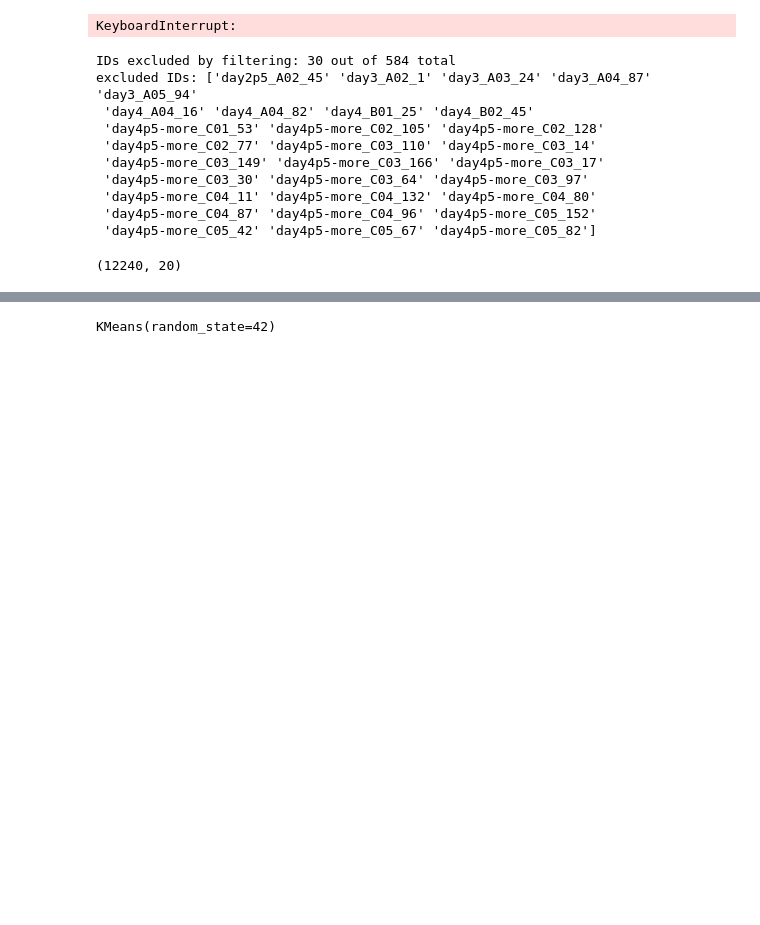
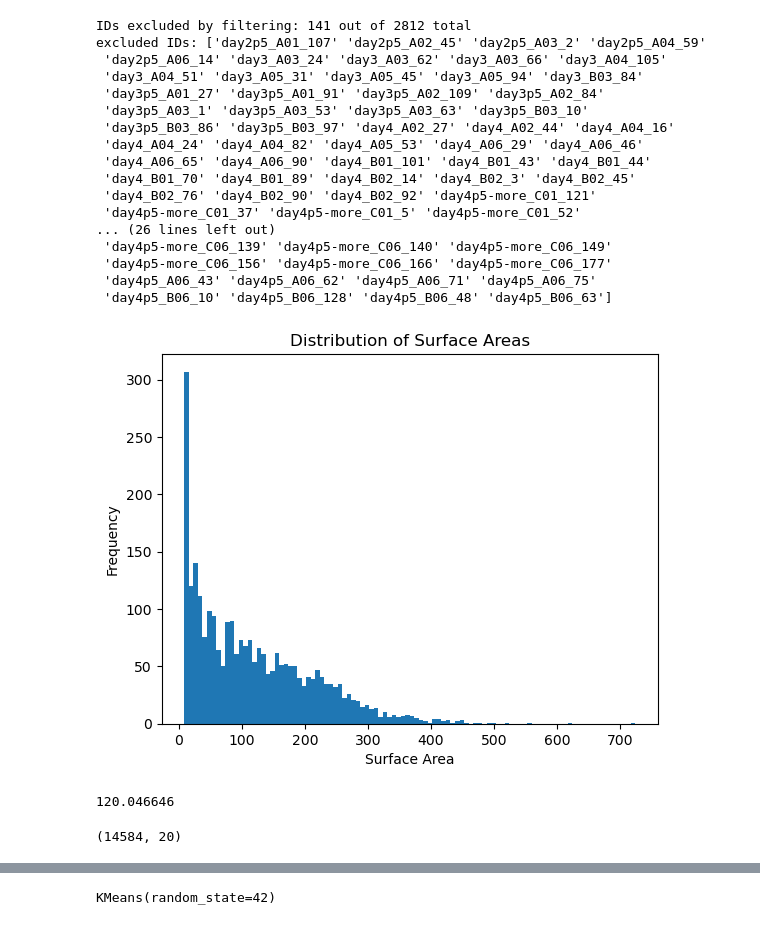
Before and after one commit to Irene-Li/SphericalHarmonics, a Jupyter notebook: bag_of_features.ipynb, the cells around one changed output, grey strips where cells are left out. Saved outputs shown, nothing was run; the diff lists cells and outputs as text; code cells hidden in the pictures; blank space fills up the shorter version.

```diff
--- a/bag_of_features.ipynb
+++ b/bag_of_features.ipynb
@@ -66,6 +73,7 @@ times = []
 fracs = []
 ids = []
 complexities = []
+areas = []
 
 for timepoint in timepoints:
     zarr_name = zarr_names[timepoint]
@@ -77,14 +85,13 @@ for timepoint in timepoints:
         for label in tqdm(labels):
             save_path = f"{file_path}/fm_data/{label}"
             if os.path.exists(save_path + '_coeffs.npz'):
-                hks, frac, c = load(save_path, ts=ts)
+                hks, frac, c, area = load(save_path)
                 hkss.append(hks)
                 times.append(timepoint[3:])
                 fracs.append(frac)
                 ids.append(f"{timepoint}_{well_name}_{label}")
                 complexities.append(c)
+                areas.append(area)
-# %% [output]
-KeyboardInterrupt:
 # %%
 threshold = np.percentile(fracs, 95)
 recon_mask = np.array(fracs) < threshold
@@ -106,17 +113,36 @@ filtered_complexities = np.array(complexities)[recon_mask]
 filtered_hkss = [hkss[i] for i in recon_indices]
 filtered_times = np.array(times)[recon_mask]
 filtered_ids = np.array(ids)[recon_mask]
+filtered_areas = np.array(areas)[recon_mask]
 # %% [output]
-IDs excluded by filtering: 30 out of 584 total
-excluded IDs: ['day2p5_A02_45' 'day3_A02_1' 'day3_A03_24' 'day3_A04_87' 'day3_A05_94'
- 'day4_A04_16' 'day4_A04_82' 'day4_B01_25' 'day4_B02_45'
- 'day4p5-more_C01_53' 'day4p5-more_C02_105' 'day4p5-more_C02_128'
- 'day4p5-more_C02_77' 'day4p5-more_C03_110' 'day4p5-more_C03_14'
- 'day4p5-more_C03_149' 'day4p5-more_C03_166' 'day4p5-more_C03_17'
- 'day4p5-more_C03_30' 'day4p5-more_C03_64' 'day4p5-more_C03_97'
- 'day4p5-more_C04_11' 'day4p5-more_C04_132' 'day4p5-more_C04_80'
- 'day4p5-more_C04_87' 'day4p5-more_C04_96' 'day4p5-more_C05_152'
- 'day4p5-more_C05_42' 'day4p5-more_C05_67' 'day4p5-more_C05_82']
+IDs excluded by filtering: 141 out of 2812 total
+excluded IDs: ['day2p5_A01_107' 'day2p5_A02_45' 'day2p5_A03_2' 'day2p5_A04_59'
+ 'day2p5_A06_14' 'day3_A03_24' 'day3_A03_62' 'day3_A03_66' 'day3_A04_105'
+ 'day3_A04_51' 'day3_A05_31' 'day3_A05_45' 'day3_A05_94' 'day3_B03_84'
+ 'day3p5_A01_27' 'day3p5_A01_91' 'day3p5_A02_109' 'day3p5_A02_84'
+ 'day3p5_A03_1' 'day3p5_A03_53' 'day3p5_A03_63' 'day3p5_B03_10'
+ 'day3p5_B03_86' 'day3p5_B03_97' 'day4_A02_27' 'day4_A02_44' 'day4_A04_16'
+ 'day4_A04_24' 'day4_A04_82' 'day4_A05_53' 'day4_A06_29' 'day4_A06_46'
+ 'day4_A06_65' 'day4_A06_90' 'day4_B01_101' 'day4_B01_43' 'day4_B01_44'
+ 'day4_B01_70' 'day4_B01_89' 'day4_B02_14' 'day4_B02_3' 'day4_B02_45'
+ 'day4_B02_76' 'day4_B02_90' 'day4_B02_92' 'day4p5-more_C01_121'
+ 'day4p5-more_C01_37' 'day4p5-more_C01_5' 'day4p5-more_C01_52'
+... (26 lines left out)
+ 'day4p5-more_C06_139' 'day4p5-more_C06_140' 'day4p5-more_C06_149'
+ 'day4p5-more_C06_156' 'day4p5-more_C06_166' 'day4p5-more_C06_177'
+ 'day4p5_A06_43' 'day4p5_A06_62' 'day4p5_A06_71' 'day4p5_A06_75'
+ 'day4p5_B06_10' 'day4p5_B06_128' 'day4p5_B06_48' 'day4p5_B06_63']
+# %%
+plt.hist(filtered_areas, bins=100)
+plt.xlabel('Surface Area')
+plt.ylabel('Frequency')
+plt.title('Distribution of Surface Areas')
+plt.show()
+
+print(np.mean(filtered_areas))
+# %% [output]
+[figure, added]
+120.046646
 # %%
 # draw evenly from complexities
 complexity_intervals = [(2, 3), (4, 4), (5, 6)]
@@ -143,14 +169,14 @@ normalised_filtered_hks = [normalise(filtered_hkss[i]) for i in selected_indices
 collected_hks = np.concatenate(normalised_filtered_hks)
 print(collected_hks.shape)
 
-np.savez('sim/bof_raw_value.npz',
+np.savez('sim/bof_raw_value_variable_time.npz',
          filtered_ids=filtered_ids,
          filtered_times=filtered_times,
          filtered_hks=collected_hks,
          hks_per_organoid = [len(hkss) for hkss in filtered_hkss]
 )
 # %% [output]
-(12240, 20)
+(14584, 20)
 # %%
 from sklearn.preprocessing import StandardScaler, Normalizer
 scaler = Normalizer()
```
Also changed, not shown: parts of 10 cells of this notebook, 40 other files.
